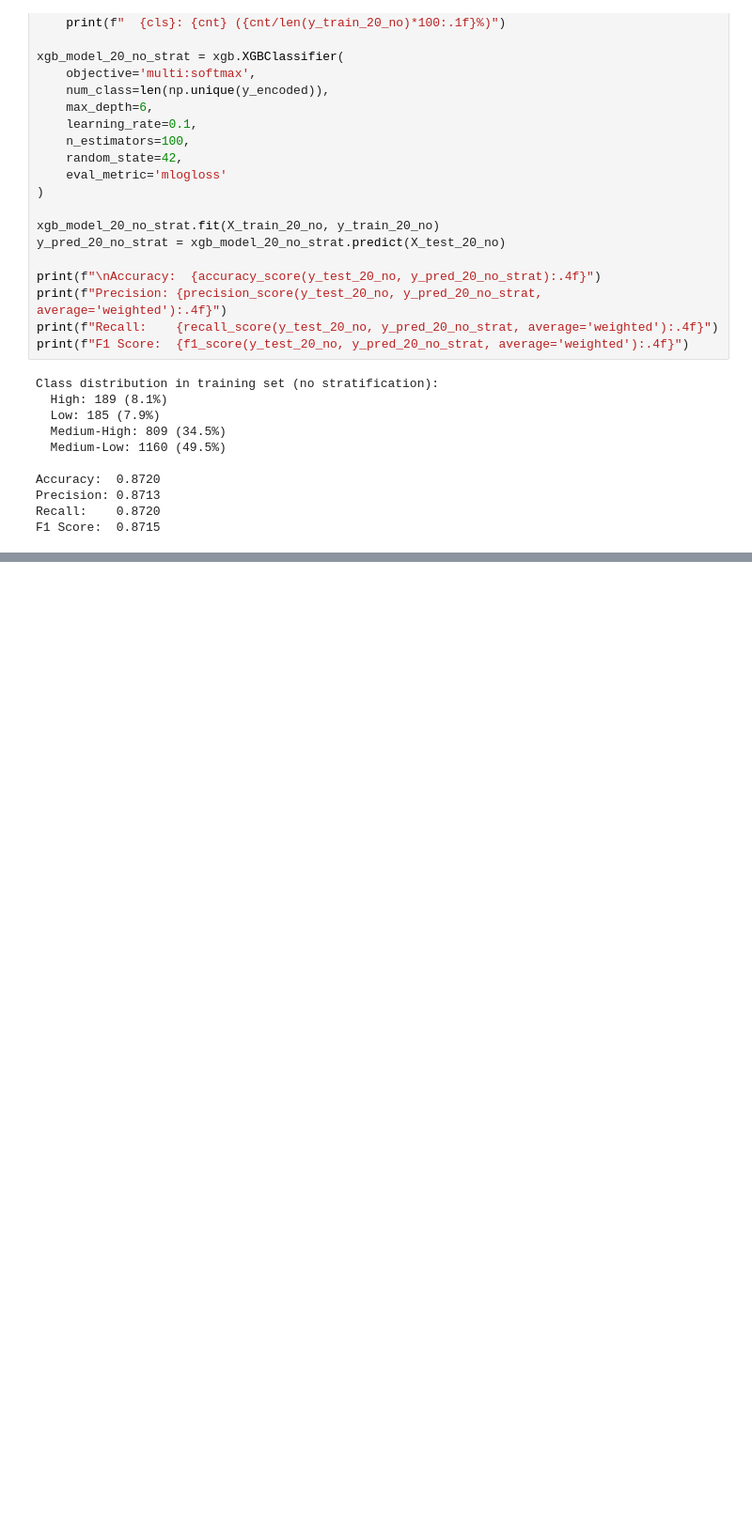
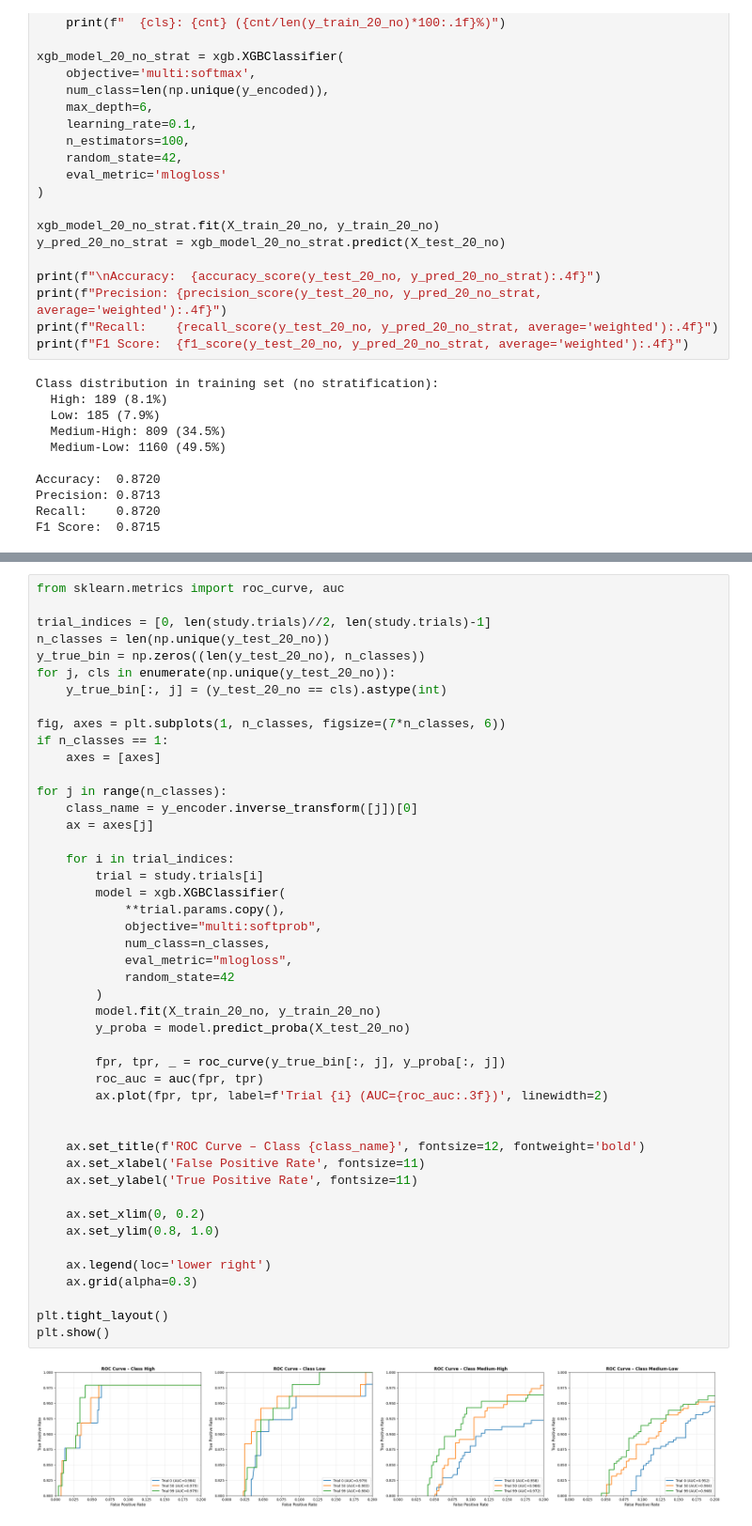
Before and after one commit to VoinaRares/ML-Lab1, a Jupyter notebook: Lab 3/lab3.ipynb, the cells around one changed output, grey strips where cells are left out. Shown at 94% size. Cells and saved outputs as stored; diff of their text form; blank space fills up the shorter version.

```diff
--- a/Lab 3/lab3.ipynb
+++ b/Lab 3/lab3.ipynb
@@ -453,0 +263,48 @@ Average Precision for Class Medium-Low: 0.9700
+# %%
+from sklearn.metrics import roc_curve, auc
+
+trial_indices = [0, len(study.trials)//2, len(study.trials)-1]
+n_classes = len(np.unique(y_test_20_no))
+y_true_bin = np.zeros((len(y_test_20_no), n_classes))
+for j, cls in enumerate(np.unique(y_test_20_no)):
+    y_true_bin[:, j] = (y_test_20_no == cls).astype(int)
+
+fig, axes = plt.subplots(1, n_classes, figsize=(7*n_classes, 6))
+if n_classes == 1:
+    axes = [axes]
+
+for j in range(n_classes):
+    class_name = y_encoder.inverse_transform([j])[0]
+    ax = axes[j]
+
+    for i in trial_indices:
+        trial = study.trials[i]
+        model = xgb.XGBClassifier(
+            **trial.params.copy(),
+            objective="multi:softprob",
+            num_class=n_classes,
+            eval_metric="mlogloss",
+            random_state=42
+        )
+        model.fit(X_train_20_no, y_train_20_no)
+        y_proba = model.predict_proba(X_test_20_no)
+
+        fpr, tpr, _ = roc_curve(y_true_bin[:, j], y_proba[:, j])
+        roc_auc = auc(fpr, tpr)
+        ax.plot(fpr, tpr, label=f'Trial {i} (AUC={roc_auc:.3f})', linewidth=2)
+
+
+    ax.set_title(f'ROC Curve – Class {class_name}', fontsize=12, fontweight='bold')
+    ax.set_xlabel('False Positive Rate', fontsize=11)
+    ax.set_ylabel('True Positive Rate', fontsize=11)
+
+    ax.set_xlim(0, 0.2)
+    ax.set_ylim(0.8, 1.0)
+
+    ax.legend(loc='lower right')
+    ax.grid(alpha=0.3)
+
+plt.tight_layout()
+plt.show()
+# %% [output]
+[figure, added]
```
Also changed, not shown: parts of 16 cells of this notebook, 2 other files.
